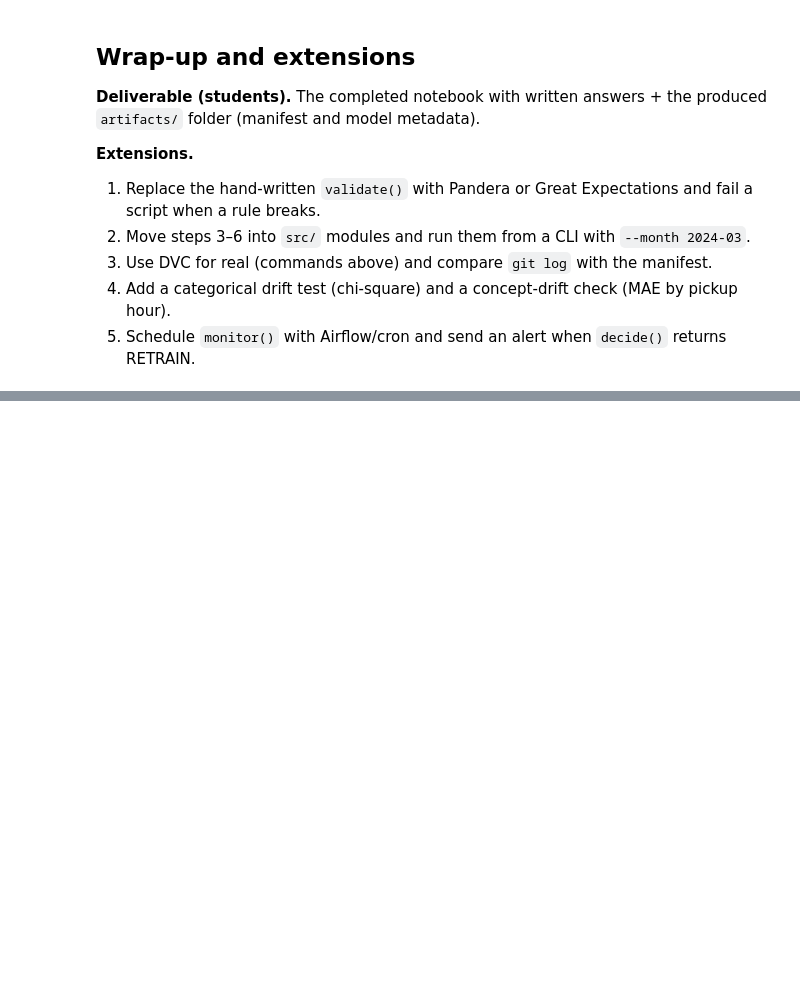
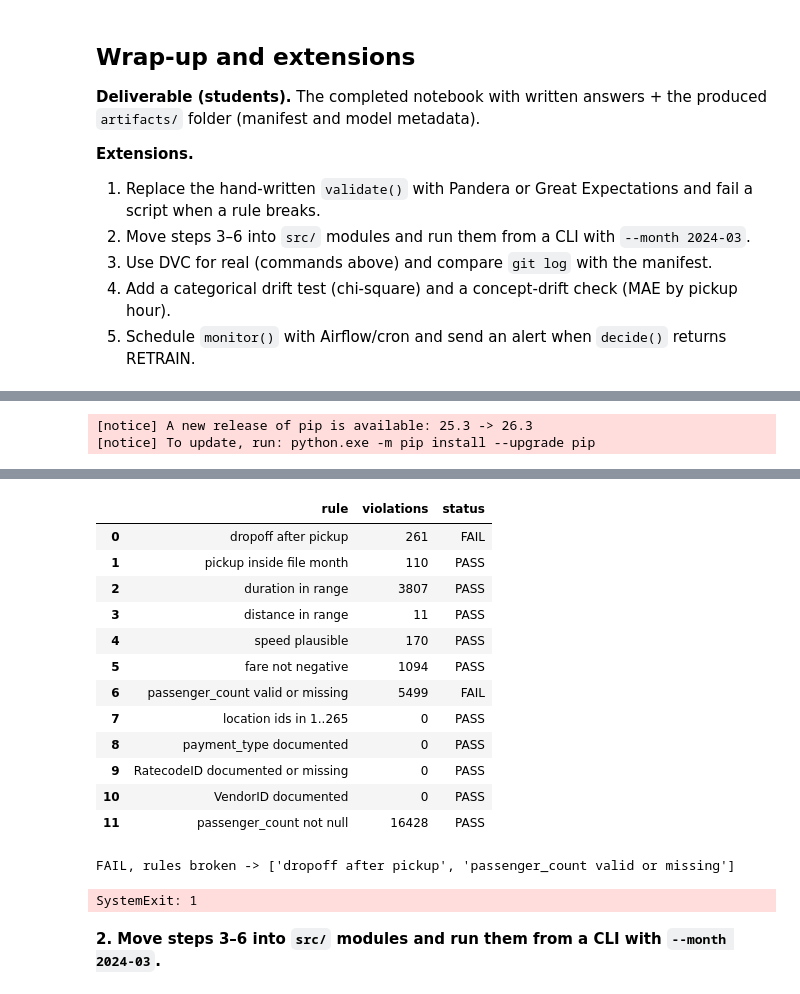
Before and after one commit to cikram/MLOPS_LABS, a Jupyter notebook: lab1/MLOps_Data_Lab_NYC_Taxi_STUDENT.ipynb, the cells around one changed output, grey strips where cells are left out. Drawn from its saved outputs; the diff is of its cells as text; code cells hidden in the pictures; blank space fills up the shorter version.

```diff
--- a/lab1/MLOps_Data_Lab_NYC_Taxi_STUDENT.ipynb
+++ b/lab1/MLOps_Data_Lab_NYC_Taxi_STUDENT.ipynb
@@ -1244,0 +1441,61 @@ print("✅", report["decision"].to_dict())
+# %%
+%pip install great_expectations
+import sys
+import great_expectations as gx
+E = gx.expectations
+
+def make_expectations(R, ym):
+    start, end = month_bounds(ym)
+    return {
+        "dropoff after pickup": E.ExpectColumnPairValuesAToBeGreaterThanB(
+            column_A="tpep_dropoff_datetime", column_B="tpep_pickup_datetime", mostly=1 - 0.001),
+        "pickup inside file month": E.ExpectColumnValuesToBeBetween(
+            column="tpep_pickup_datetime", min_value=start, max_value=end, strict_max=True, mostly=1 - 0.001),
+        "duration in range": E.ExpectColumnValuesToBeBetween(
+            column="duration_min", min_value=R["MIN_DURATION"], max_value=R["MAX_DURATION"], mostly=1 - 0.02),
+        "distance in range": E.ExpectColumnValuesToBeBetween(
+            column="trip_distance", min_value=R["MIN_DISTANCE"], max_value=R["MAX_DISTANCE"], mostly=1 - 0.001),
+        "speed plausible": E.ExpectColumnValuesToBeBetween(
+            column="speed_mph", max_value=R["MAX_SPEED"], mostly=1 - 0.001),
+        "fare not negative": E.ExpectColumnValuesToBeBetween(
+            column="fare_amount", min_value=R["MIN_FARE"], mostly=1 - 0.02),
+        "passenger_count valid or missing": E.ExpectColumnValuesToBeBetween(
+            column="passenger_count", min_value=R["PAX_MIN"], max_value=R["PAX_MAX"], mostly=1 - 0.02),
+        "location ids in 1..265": E.ExpectColumnValuesToBeInSet(
+            column="locations_ok", value_set=[True], mostly=1 - 0.0001),
+        "payment_type documented": E.ExpectColumnValuesToBeInSet(
+            column="payment_type", value_set=[0, 1, 2, 3, 4, 5, 6], mostly=1 - 0.0001),
+        "RatecodeID documented or missing": E.ExpectColumnValuesToBeInSet(
+            column="RatecodeID", value_set=[1, 2, 3, 4, 5, 6, 99], mostly=1 - 0.0001),
+        "VendorID documented": E.ExpectColumnValuesToBeInSet(
+            column="VendorID", value_set=[1, 2, 6, 7], mostly=1 - 0.0001),
+        "passenger_count not null": E.ExpectColumnValuesToNotBeNull(
+            column="passenger_count", mostly=1 - 0.10),
+    }
+
+def validate_with_gx(df, ym, R):
+    minutes = (df.tpep_dropoff_datetime - df.tpep_pickup_datetime).dt.total_seconds() / 60
+    df = df.assign(duration_min=minutes,
+                   speed_mph=(df.trip_distance / (minutes / 60)).where(minutes > 0),
+                   locations_ok=df.PULocationID.between(1, 265) & df.DOLocationID.between(1, 265))
+    batch = (gx.get_context().data_sources.add_pandas("taxi")
+               .add_dataframe_asset("batch")
+               .add_batch_definition_whole_dataframe("whole")
+               .get_batch(batch_parameters={"dataframe": df}))
+    rows = []
+    for name, exp in make_expectations(R, ym).items():
+        res = batch.validate(exp)
+        rows.append((name, int(res.result.get("unexpected_count") or 0), "PASS" if res.success else "FAIL"))
+    return pd.DataFrame(rows, columns=["rule", "violations", "status"])
+
+report_gx = validate_with_gx(load_month("2020-04"), "2020-04", R)
+display(report_gx)
+
+broken = report_gx.loc[report_gx.status == "FAIL", "rule"].tolist()
+if broken:
+    print("FAIL, rules broken ->", broken)
+    sys.exit(1)
+print("OK, all rules passed")
+# %% [output]
+[notice] A new release of pip is available: 25.3 -> 26.3
+[notice] To update, run: python.exe -m pip install --upgrade pip
@@ -1244,0 +1519,17 @@ print("✅", report["decision"].to_dict())
+|  | rule | violations | status |
+| 0 | dropoff after pickup | 261 | FAIL |
+| 1 | pickup inside file month | 110 | PASS |
+| 2 | duration in range | 3807 | PASS |
+| 3 | distance in range | 11 | PASS |
+| 4 | speed plausible | 170 | PASS |
+| 5 | fare not negative | 1094 | PASS |
+| 6 | passenger_count valid or missing | 5499 | FAIL |
+| 7 | location ids in 1..265 | 0 | PASS |
+| 8 | payment_type documented | 0 | PASS |
+| 9 | RatecodeID documented or missing | 0 | PASS |
+| 10 | VendorID documented | 0 | PASS |
+| 11 | passenger_count not null | 16428 | PASS |
+FAIL, rules broken -> ['dropoff after pickup', 'passenger_count valid or missing']
+SystemExit: 1
+# %% [markdown]
+**2. Move steps 3–6 into `src/` modules and run them from a CLI with `--month 2024-03`.**
```
Also changed, not shown: parts of 25 cells of this notebook, 15 other files.
